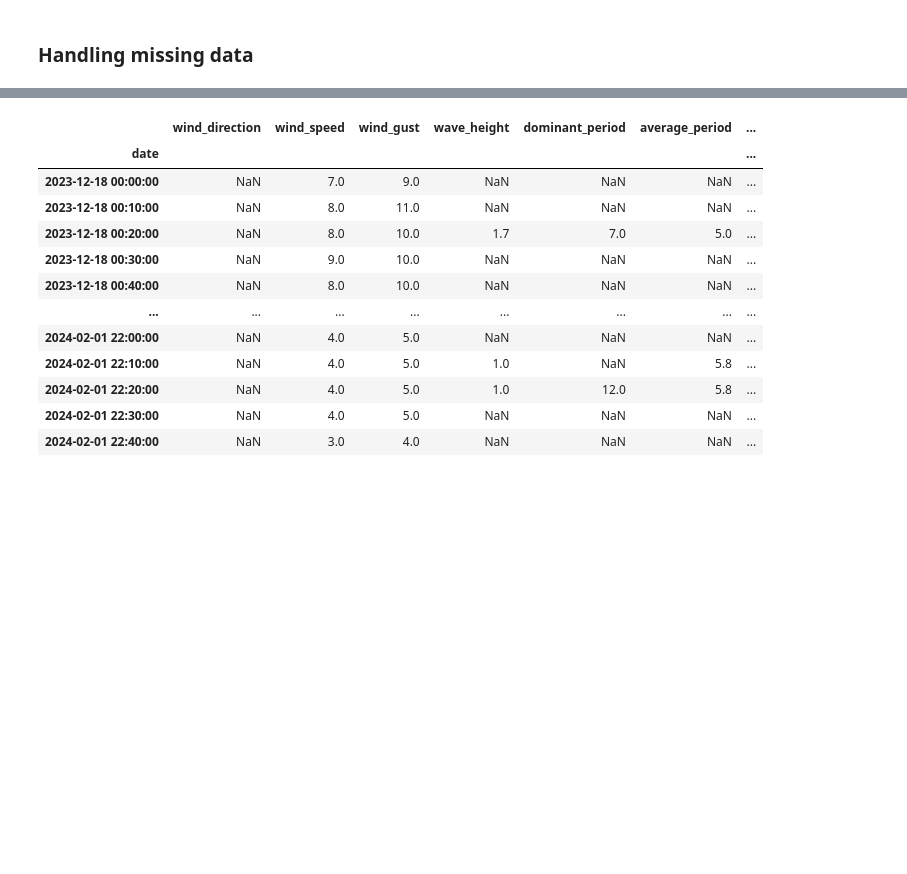
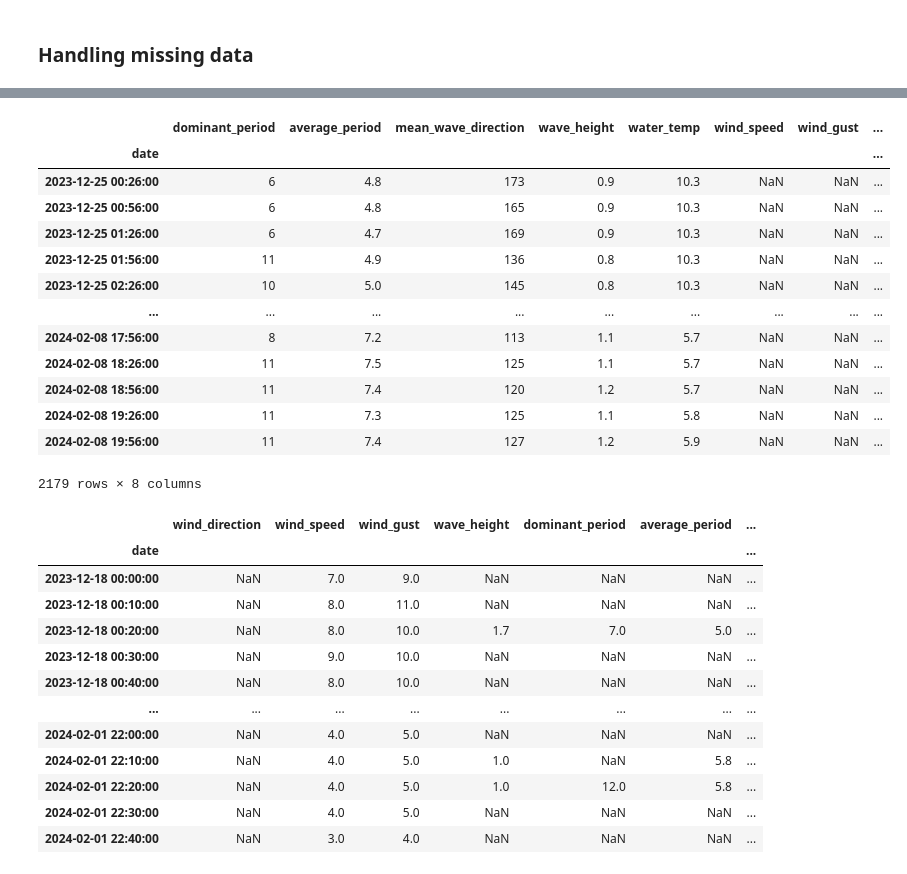
Before and after one commit to usd-cs/Benchmark-Code, a Jupyter notebook: mw_roughdraft.ipynb, the cells around one changed output, grey strips where cells are left out. Drawn from its saved outputs; the diff is of its cells as text; code cells hidden in the pictures; blank space fills up the shorter version.

```diff
--- a/mw_roughdraft.ipynb
+++ b/mw_roughdraft.ipynb
@@ -99,2 +95,21 @@ ny_buoys.head()
+# %%
+#Additional Buoys
+
+#Get info from Execution Rocks: station ID 44022
+er_buoy = ndbc.get_data("44022")
+
+#Get info from Central Long Island: station ID 44039
+li_buoy = ndbc.get_data("44039")
+
+#44025, 44066 does not work
+
+#Get info from Block Island: station ID 44066
+bi_buoy = ndbc.get_data("44097")
+
+#Get info from Great South Bay: station ID 44069
+gsb_buoy = ndbc.get_data("44069")
+
+#nantucket
+nan_buoy = ndbc.get_data("44008")
 # %% [markdown]
 ### Handling missing data
@@ -145,3 +212,21 @@ missing_data
+# %%
+bi_buoy = bi_buoy[['dominant_period', 'average_period', 'mean_wave_direction', 'wave_height', 'water_temp', 'wind_speed', 'wind_gust', 'pressure']]
+bi_buoy
+# %% [output]
+|  | dominant_period | average_period | mean_wave_direction | wave_height | water_temp | wind_speed | wind_gust | ... |
+| date |  |  |  |  |  |  |  | ... |
+| 2023-12-25 00:26:00 | 6 | 4.8 | 173 | 0.9 | 10.3 | NaN | NaN | ... |
+| 2023-12-25 00:56:00 | 6 | 4.8 | 165 | 0.9 | 10.3 | NaN | NaN | ... |
+| 2023-12-25 01:26:00 | 6 | 4.7 | 169 | 0.9 | 10.3 | NaN | NaN | ... |
+| 2023-12-25 01:56:00 | 11 | 4.9 | 136 | 0.8 | 10.3 | NaN | NaN | ... |
+| 2023-12-25 02:26:00 | 10 | 5.0 | 145 | 0.8 | 10.3 | NaN | NaN | ... |
+| ... | ... | ... | ... | ... | ... | ... | ... | ... |
+| 2024-02-08 17:56:00 | 8 | 7.2 | 113 | 1.1 | 5.7 | NaN | NaN | ... |
+| 2024-02-08 18:26:00 | 11 | 7.5 | 125 | 1.1 | 5.7 | NaN | NaN | ... |
+| 2024-02-08 18:56:00 | 11 | 7.4 | 120 | 1.2 | 5.7 | NaN | NaN | ... |
+| 2024-02-08 19:26:00 | 11 | 7.3 | 125 | 1.1 | 5.8 | NaN | NaN | ... |
+| 2024-02-08 19:56:00 | 11 | 7.4 | 127 | 1.2 | 5.9 | NaN | NaN | ... |
+2179 rows × 8 columns
 # %%
 ny_buoy
 # %% [output]
```
Also changed, not shown: parts of 10 cells of this notebook.
